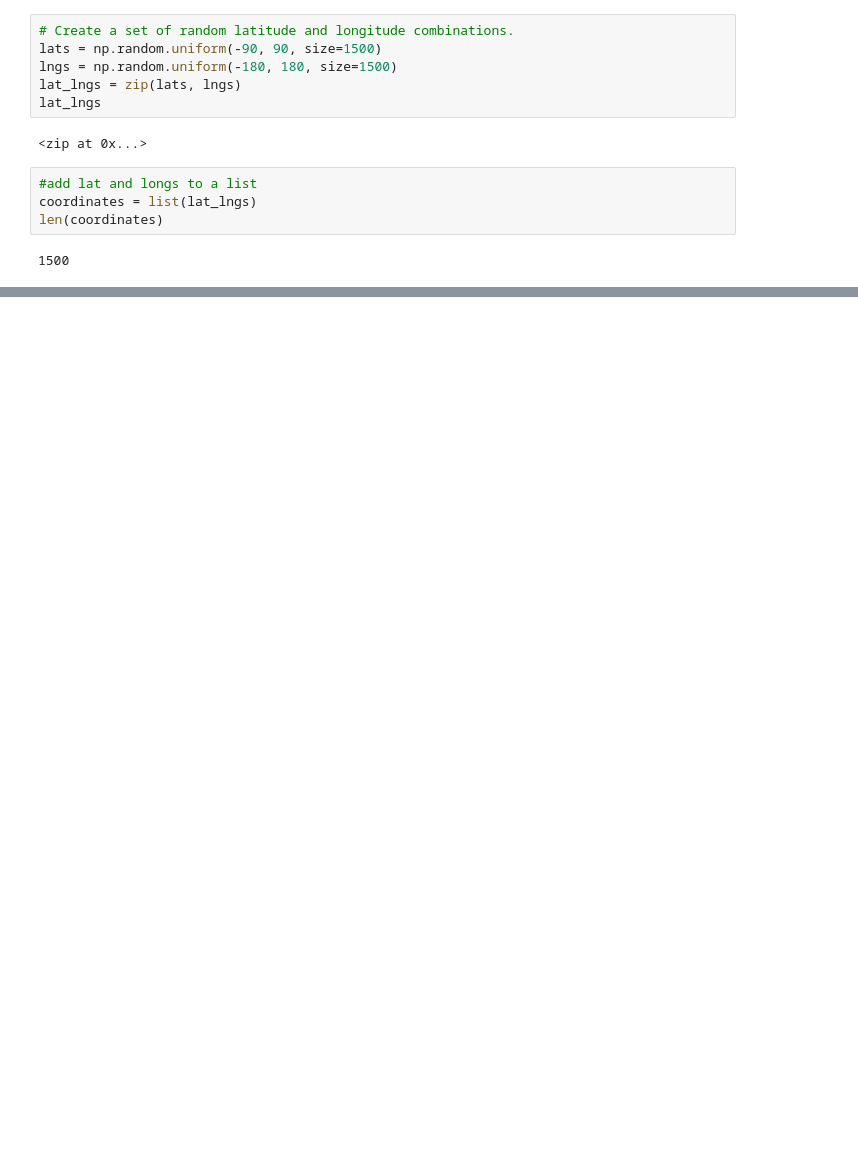
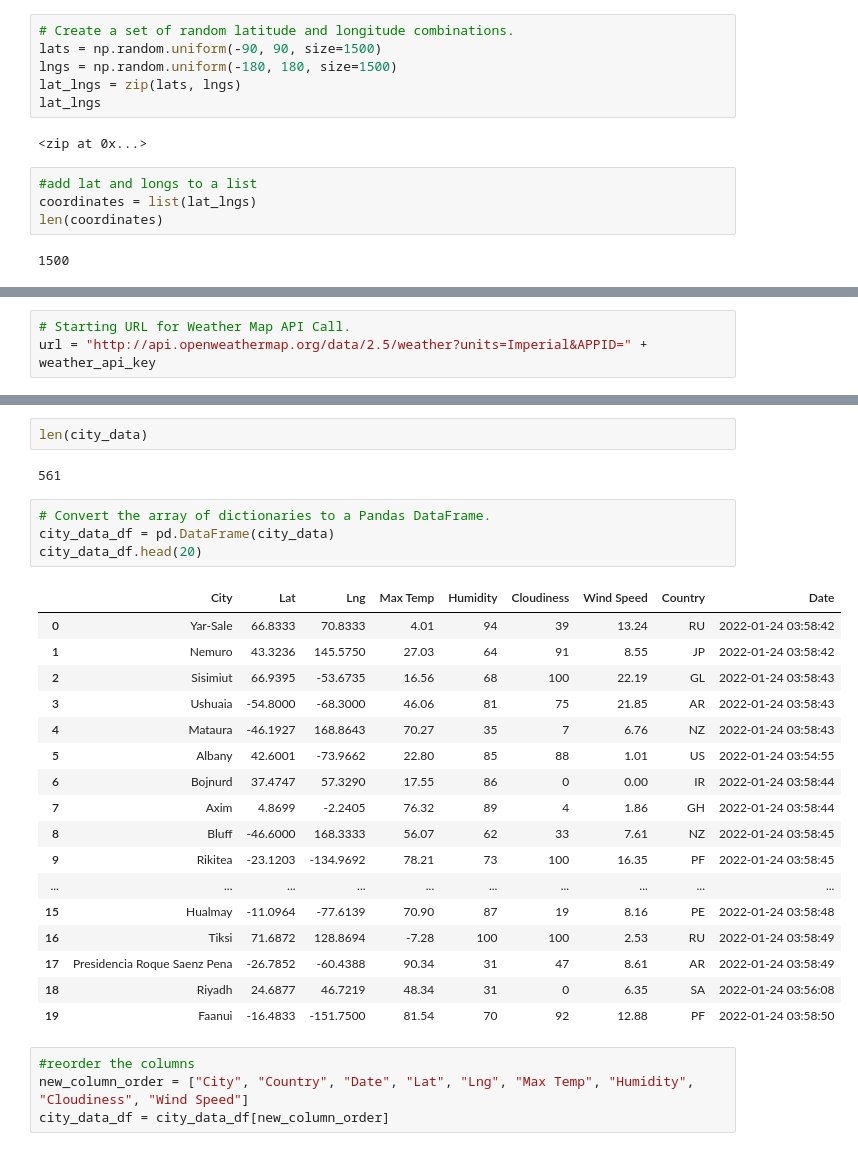
Before and after one commit to NinaQuik/World_Weather_Analysis, a Jupyter notebook: WeatherPy.ipynb, the cells around one changed output, grey strips where cells are left out. Cells and saved outputs as stored; diff of their text form; blank space fills up the shorter version.

Commit message:
add WeatherPy.file and modifying .gitignore

```diff
--- a/WeatherPy.ipynb
+++ b/WeatherPy.ipynb
@@ -54,0 +64,3 @@ cities
+# %%
+# Starting URL for Weather Map API Call.
+url = "http://api.openweathermap.org/data/2.5/weather?units=Imperial&APPID=" + weather_api_key
@@ -54,0 +146,30 @@ cities
+# %%
+len(city_data)
+# %% [output]
+561
+# %%
+# Convert the array of dictionaries to a Pandas DataFrame.
+city_data_df = pd.DataFrame(city_data)
+city_data_df.head(20)
+# %% [output]
+|  | City | Lat | Lng | Max Temp | Humidity | Cloudiness | Wind Speed | Country | Date |
+| 0 | Yar-Sale | 66.8333 | 70.8333 | 4.01 | 94 | 39 | 13.24 | RU | 2022-01-24 03:58:42 |
+| 1 | Nemuro | 43.3236 | 145.5750 | 27.03 | 64 | 91 | 8.55 | JP | 2022-01-24 03:58:42 |
+| 2 | Sisimiut | 66.9395 | -53.6735 | 16.56 | 68 | 100 | 22.19 | GL | 2022-01-24 03:58:43 |
+| 3 | Ushuaia | -54.8000 | -68.3000 | 46.06 | 81 | 75 | 21.85 | AR | 2022-01-24 03:58:43 |
+| 4 | Mataura | -46.1927 | 168.8643 | 70.27 | 35 | 7 | 6.76 | NZ | 2022-01-24 03:58:43 |
+| 5 | Albany | 42.6001 | -73.9662 | 22.80 | 85 | 88 | 1.01 | US | 2022-01-24 03:54:55 |
+| 6 | Bojnurd | 37.4747 | 57.3290 | 17.55 | 86 | 0 | 0.00 | IR | 2022-01-24 03:58:44 |
+| 7 | Axim | 4.8699 | -2.2405 | 76.32 | 89 | 4 | 1.86 | GH | 2022-01-24 03:58:44 |
+| 8 | Bluff | -46.6000 | 168.3333 | 56.07 | 62 | 33 | 7.61 | NZ | 2022-01-24 03:58:45 |
+| 9 | Rikitea | -23.1203 | -134.9692 | 78.21 | 73 | 100 | 16.35 | PF | 2022-01-24 03:58:45 |
+| ... | ... | ... | ... | ... | ... | ... | ... | ... | ... |
+| 15 | Hualmay | -11.0964 | -77.6139 | 70.90 | 87 | 19 | 8.16 | PE | 2022-01-24 03:58:48 |
+| 16 | Tiksi | 71.6872 | 128.8694 | -7.28 | 100 | 100 | 2.53 | RU | 2022-01-24 03:58:49 |
+| 17 | Presidencia Roque Saenz Pena | -26.7852 | -60.4388 | 90.34 | 31 | 47 | 8.61 | AR | 2022-01-24 03:58:49 |
+| 18 | Riyadh | 24.6877 | 46.7219 | 48.34 | 31 | 0 | 6.35 | SA | 2022-01-24 03:56:08 |
+| 19 | Faanui | -16.4833 | -151.7500 | 81.54 | 70 | 92 | 12.88 | PF | 2022-01-24 03:58:50 |
+# %%
+#reorder the columns
+new_column_order = ["City", "Country", "Date", "Lat", "Lng", "Max Temp", "Humidity", "Cloudiness", "Wind Speed"]
+city_data_df = city_data_df[new_column_order]
```
Also changed, not shown: parts of 6 cells of this notebook, 2 other files.
